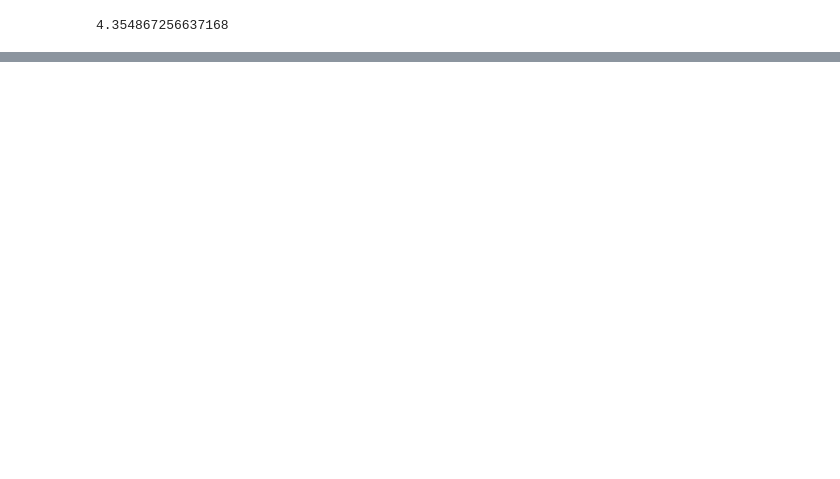
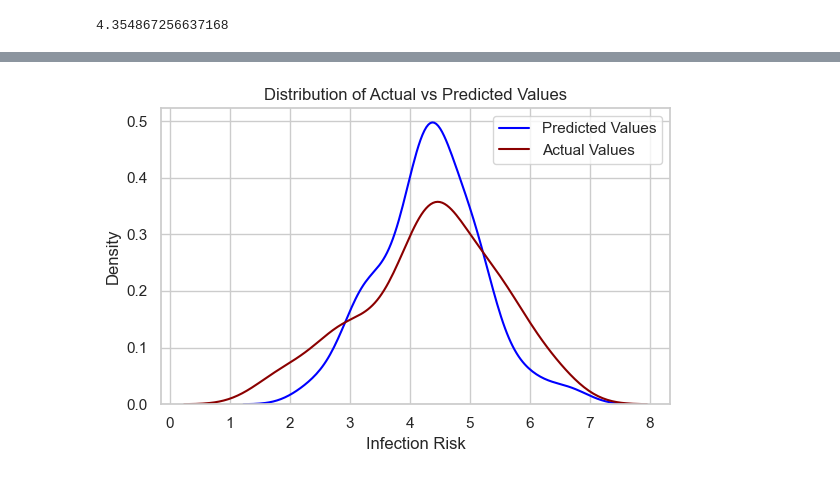
Before and after one commit to DaviGiordano/modeling-risk-infection, a Jupyter notebook: linear_regression.ipynb, the cells around one changed output, grey strips where cells are left out. Drawn from its saved outputs; the diff is of its cells as text; code cells hidden in the pictures; blank space fills up the shorter version.

```diff
--- a/linear_regression.ipynb
+++ b/linear_regression.ipynb
@@ -70,0 +76,8 @@ array([ 0.46303086,  0.04495977,  0.54698301,  0.24460538, -0.61192755,
+# %%
+df = import_dataset("data/dataset.txt", column_names)
+df = transform_variables(df, columns_to_dummify, columns_to_apply_ln)
+X, y = pop_variable(df, target_variable)
+X = convert_to_float(X)
+y = convert_to_float(y)
+X = normalize_dataset(X)
+df_to_fit = pd.concat([X, y], axis=1)
@@ -70,0 +90,2 @@ array([ 0.46303086,  0.04495977,  0.54698301,  0.24460538, -0.61192755,
+# %%
+y_test, y_prediction, LR = apply_linear_regression_complete(df_to_fit, 'infection_risk')
@@ -70,0 +99,4 @@ array([ 0.46303086,  0.04495977,  0.54698301,  0.24460538, -0.61192755,
+# %%
+plot_distribution_actual_predicted(y_test, y_prediction)
+# %% [output]
+[figure, added]
```
Also changed, not shown: parts of 21 cells of this notebook, 1 other file.
